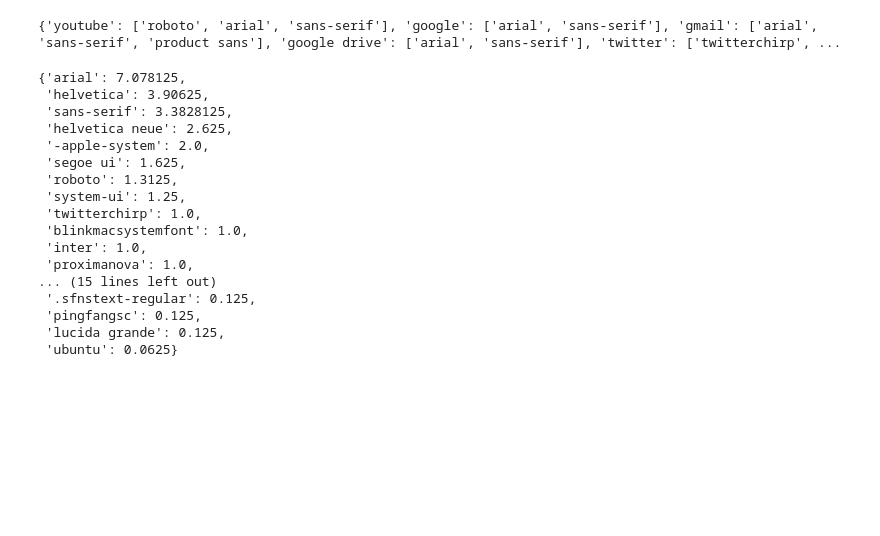
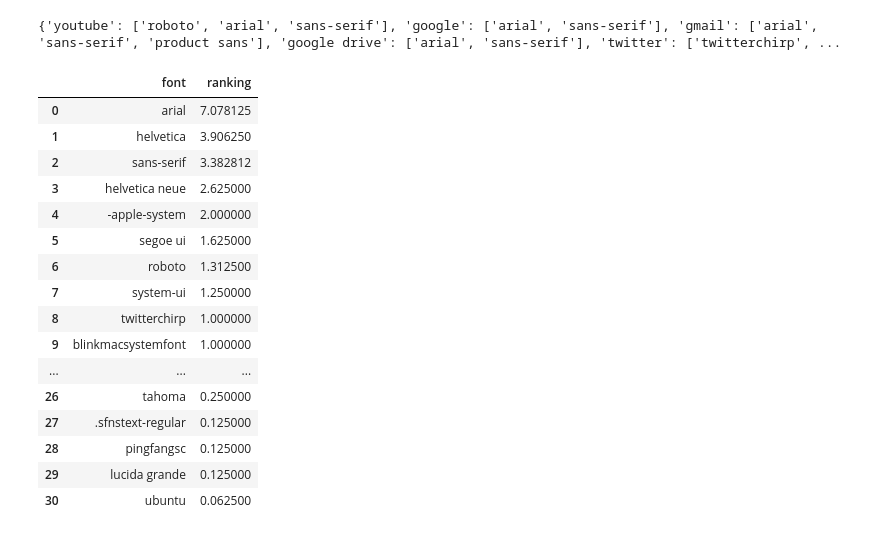
Before and after one commit to adiguno/font_fax, a Jupyter notebook: font_ranking.ipynb, the cells around one changed output. Cells and saved outputs as stored; diff of their text form; code cells hidden in the pictures; blank space fills up the shorter version.

```diff
--- a/font_ranking.ipynb
+++ b/font_ranking.ipynb
@@ -110,25 +132,27 @@ print(company_font_dict)
 # %% [output]
 {'youtube': ['roboto', 'arial', 'sans-serif'], 'google': ['arial', 'sans-serif'], 'gmail': ['arial', 'sans-serif', 'product sans'], 'google drive': ['arial', 'sans-serif'], 'twitter': ['twitterchirp', ...
 # %%
-# process
+# ranking process
 font_ranking = totally_scientific_ranking(company_font_dict)
 font_ranking = dict(sorted(font_ranking.items(), key=lambda item: item[1], reverse=True))
 font_ranking
+ranking_df = pd.DataFrame(list(font_ranking.items()), columns=["font", "ranking"])
+ranking_df
 # %% [output]
-{'arial': 7.078125,
- 'helvetica': 3.90625,
- 'sans-serif': 3.3828125,
- 'helvetica neue': 2.625,
- '-apple-system': 2.0,
- 'segoe ui': 1.625,
- 'roboto': 1.3125,
- 'system-ui': 1.25,
- 'twitterchirp': 1.0,
- 'blinkmacsystemfont': 1.0,
- 'inter': 1.0,
- 'proximanova': 1.0,
-... (15 lines left out)
- '.sfnstext-regular': 0.125,
- 'pingfangsc': 0.125,
- 'lucida grande': 0.125,
- 'ubuntu': 0.0625}
+|  | font | ranking |
+| 0 | arial | 7.078125 |
+| 1 | helvetica | 3.906250 |
+| 2 | sans-serif | 3.382812 |
+| 3 | helvetica neue | 2.625000 |
+| 4 | -apple-system | 2.000000 |
+| 5 | segoe ui | 1.625000 |
+| 6 | roboto | 1.312500 |
+| 7 | system-ui | 1.250000 |
+| 8 | twitterchirp | 1.000000 |
+| 9 | blinkmacsystemfont | 1.000000 |
+| ... | ... | ... |
+| 26 | tahoma | 0.250000 |
+| 27 | .sfnstext-regular | 0.125000 |
+| 28 | pingfangsc | 0.125000 |
+| 29 | lucida grande | 0.125000 |
+| 30 | ubuntu | 0.062500 |
```
Also changed, not shown: parts of 9 cells of this notebook.
